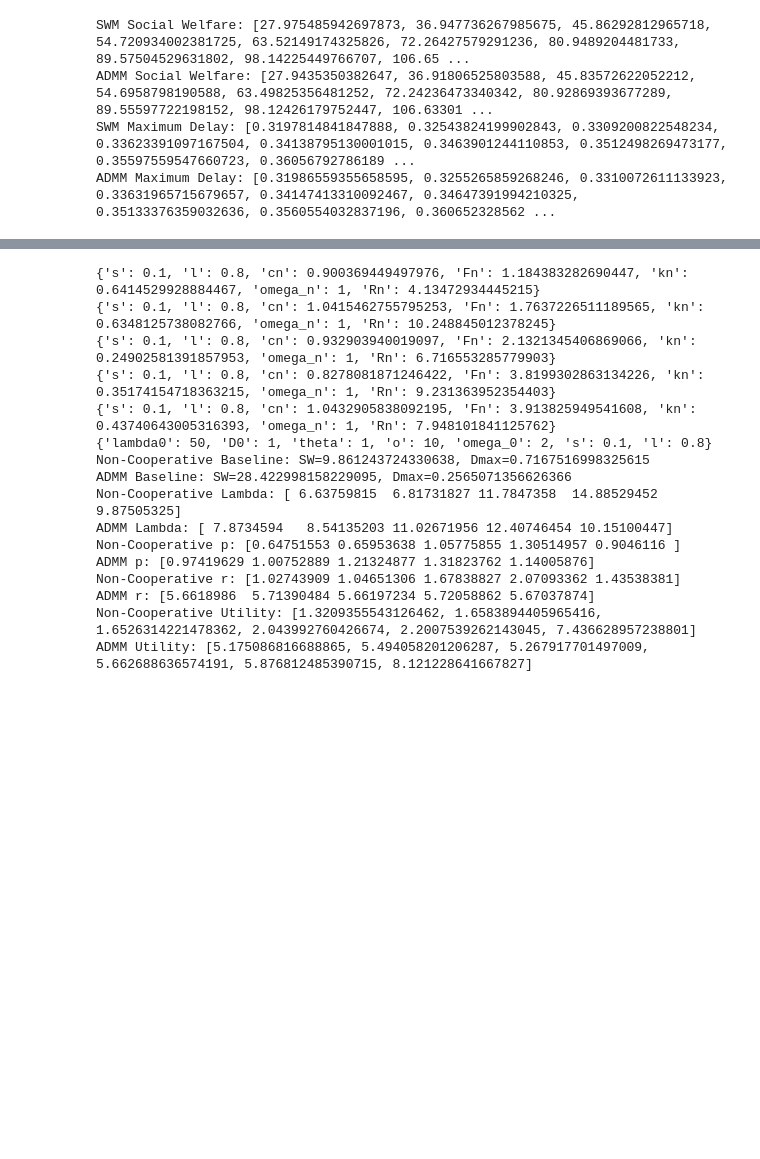
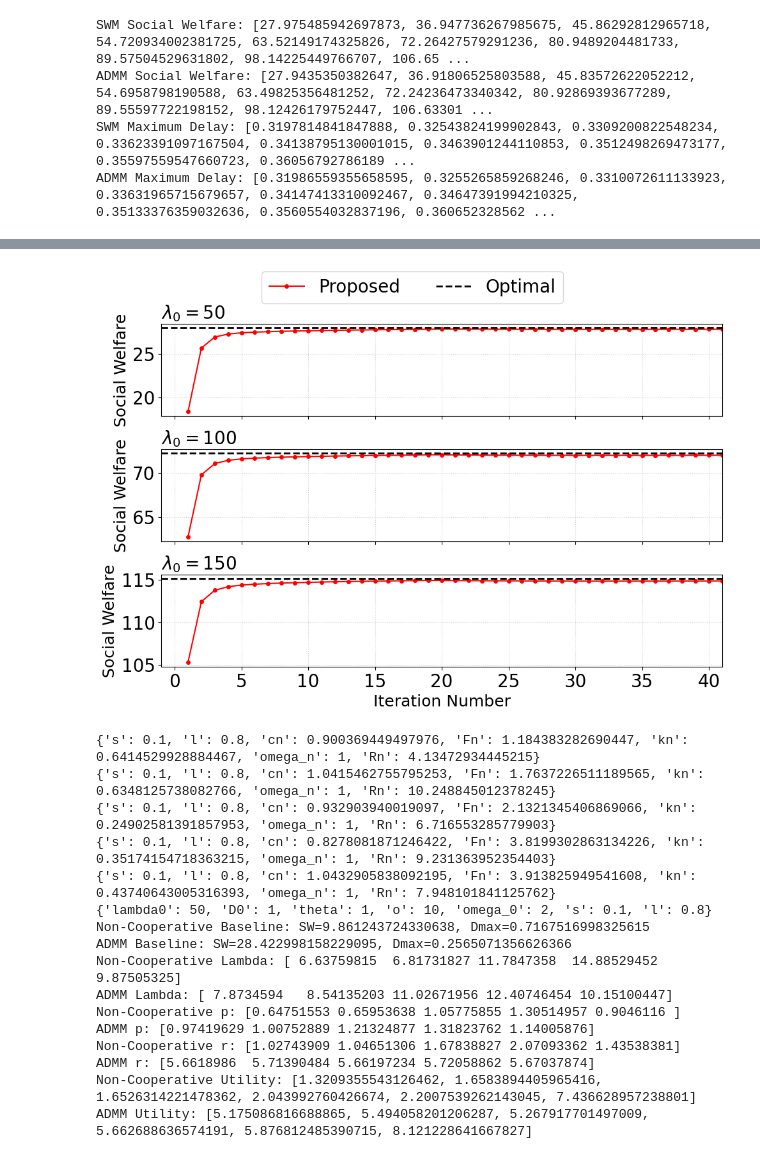
Before and after one commit to Barytes/NBS_project, a Jupyter notebook: plot.ipynb, the cells around one changed output, grey strips where cells are left out. Drawn from its saved outputs; the diff is of its cells as text; code cells hidden in the pictures; blank space fills up the shorter version.

Commit message:
convergence done. TODO: impact of N

```diff
--- a/plot.ipynb
+++ b/plot.ipynb
@@ -185,3 +263,67 @@ ADMM Maximum Delay: [0.31986559355658595, 0.3255265859268246, 0.3310072611133923
+# %%
+# 【修改一】为两种曲线类型定义固定的颜色和样式
+style_admm = {'color': 'red', 'marker': '.', 'linestyle': '-', 'markersize': 8}
+style_optimal = {'color': 'black', 'linestyle': '--', 'linewidth': 2}
+
+# 设置全局字体大小
+plt.rc('axes', labelsize=18)         # 坐标轴标签字体
+plt.rc('xtick', labelsize=20)        # x 轴刻度
+plt.rc('ytick', labelsize=20)        # y 轴刻度
+plt.rc('legend', fontsize=20)        # 图例
+plt.rc('figure', titlesize=20)
+
+# ===================================================================
+# 【核心修改】创建子图布局
+# ===================================================================
+fig, axes = plt.subplots(3, 1, figsize=(10, 7), sharex=True)
+
+# 不再需要总标题，因为图例会起到类似作用
+# fig.suptitle('ADMM Convergence of Social Welfare under Different Loads')
+
+# --- 3. 在各自的子图中绘制数据 ---
+for i in range(len(lamb0)):
+    ax = axes[i]
+    lambda_val = lamb0[i]
+    current_sw_run = sw_history[i]
+    current_opt_val = sw_opt[i]
+
+    iterations = range(1, len(current_sw_run) + 1)
+
+    # 使用统一定义的颜色和样式来绘制ADMM曲线
+    ax.plot(iterations, current_sw_run,
+            label='Proposed', # 标签简化，不再需要lambda值
+            **style_admm) # **style_admm 解包字典作为参数
+
+    # 使用统一定义的颜色和样式来绘制最优值水平线
+    ax.axhline(y=current_opt_val,
+               label='Optimal',
+               **style_optimal)
+
+    # --- 4. 美化每个子图 ---
+    ax.set_title(f'$\lambda_0 = {lambda_val}$', loc='left', fontsize=20)
+    ax.set_ylabel('Social Welfare')
+    ax.grid(True, linestyle=':', alpha=0.6)
+    # 【修改二】不再为每个子图生成单独的图例
+    # ax.legend() # <-- 移除这一行
+    ax.set_xlim(-1, 41)
+
+# ===================================================================
+# 【核心修改】创建并放置共享图例
+# ===================================================================
+# 5. 从第一个子图中获取句柄和标签，用于创建总图例
+handles, labels = axes[0].get_legend_handles_labels()
+# 将图例放置在整个图表的顶部中央
+# ncol=2 表示图例分为两列显示
+# bbox_to_anchor 微调位置，(0.5, 1.0)是顶部正中, 1.02让它稍微再高一点
+fig.legend(handles, labels, loc='upper center', bbox_to_anchor=(0.5, 1.02), ncol=2)
+
+# --- 6. 美化整个图表 ---
+plt.xlabel('Iteration Number')
+# 调整布局，为顶部的总图例留出空间
+plt.tight_layout(rect=[0, 0, 1, 0.95])
+plt.show()
+# %% [output]
+[figure, added]
 # %%
 # Experiment 2: Comparison of NBS and Non-Cooperative
 CONFIG2_PATH = os.path.join(PROJECT_PATH, "configs", "test2.json")
```
Also changed, not shown: parts of 5 cells of this notebook, 1 other file.
